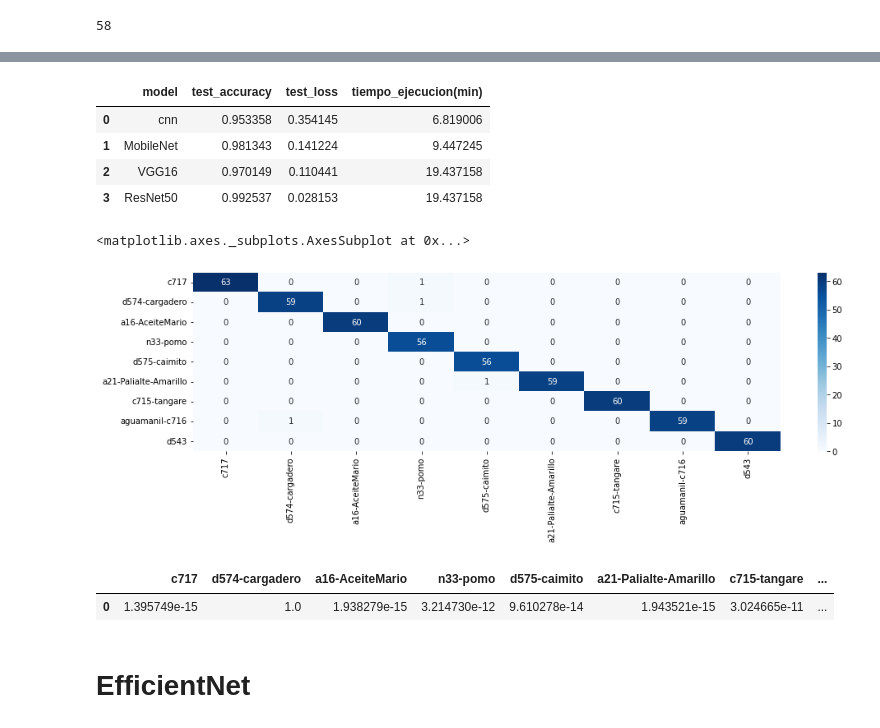
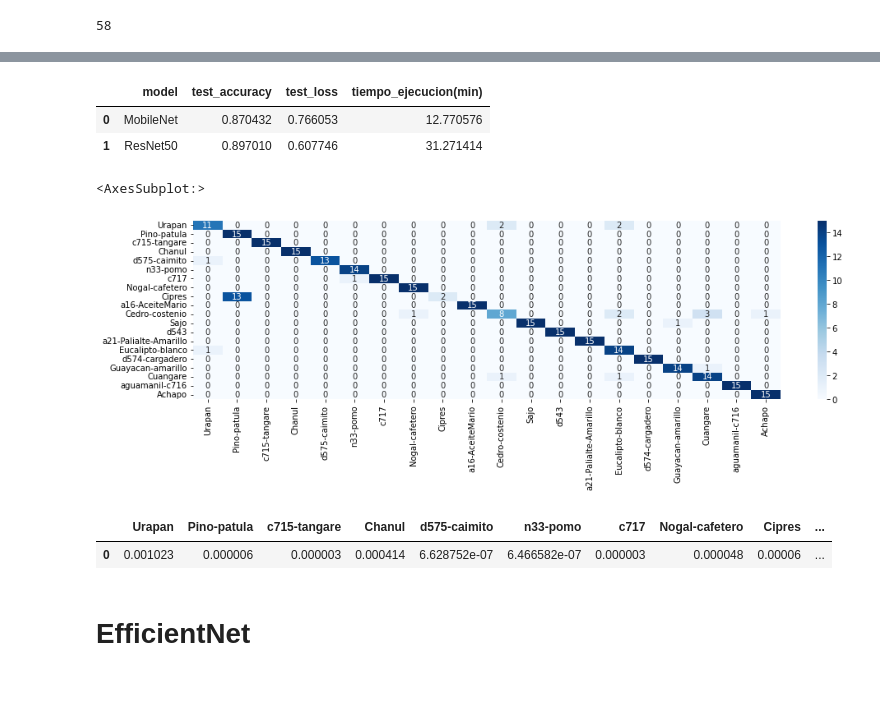
Before and after one commit to daquesada/deeplearning, a Jupyter notebook: transfer-learning-resnet50.ipynb, the cells around one changed output, grey strips where cells are left out. Cells and saved outputs as stored; diff of their text form; code cells hidden in the pictures; blank space fills up the shorter version.

Commit message:
actualización con tuner de keras

```diff
--- a/transfer-learning-resnet50.ipynb
+++ b/transfer-learning-resnet50.ipynb
@@ -737,3 +790,6 @@ def predict(model_keras):
+# %%
+from keras import regularizers
+opt_rn = tf.keras.optimizers.Adam(learning_rate=1e-4)
 # %%
 pretrained_model= tf.keras.applications.ResNet50V2(input_shape=x_train.shape[1:], weights='imagenet',include_top=False)
 pretrained_model.trainable = False
@@ -748,7 +801,8 @@ resnet_model = Sequential()
 resnet_model.add(pretrained_model)
 resnet_model.add(GlobalAveragePooling2D())
 # resnet_model.add(Flatten())
-resnet_model.add(Dense(512, activation='relu'))
+resnet_model.add(Dense(512, activation='relu',kernel_regularizer=regularizers.l1_l2(l1=0.001,l2=0.001)))
+resnet_model.add(Dropout(0.4))
 resnet_model.add(Dense(num_classes, activation='softmax'))
 resnet_model.summary()
 # %% [output]
@@ -773,7 +829,7 @@ _________________________________________________________________
 # %%
 lr=random.choice((1e-2, 1e-3, 1e-4, 1e-5))
 resnet_model.compile(loss='categorical_crossentropy',
-                     optimizer="adam",
+                     optimizer=opt_rn,
               # optimizer=tf.keras.optimizers.Adam(learning_rate=1e-5),
               # optimizer=tf.keras.optimizers.SGD(learning_rate=0.001),
               metrics=['accuracy'],)
@@ -796,7 +852,7 @@ Number of layers in the base model:  190
 # %%
 inicio = time.time()
 history2 = resnet_model.fit(x_train, y_train,
-                         batch_size=32,#45, 32
+                         batch_size=128,#45, 32
                          epochs=60,#10
                          validation_data=(x_val, y_val))
 fin = time.time()
@@ -848,37 +906,35 @@ Test accuracy: 0.9925373196601868
 # %%
 row=["ResNet50",accuracy,loss,(fin-inicio)/60]
-stats.loc[3]= row
+stats.loc[1]= row
 stats
 # %% [output]
 |  | model | test_accuracy | test_loss | tiempo_ejecucion(min) |
-| 0 | cnn | 0.953358 | 0.354145 | 6.819006 |
-| 1 | MobileNet | 0.981343 | 0.141224 | 9.447245 |
-| 2 | VGG16 | 0.970149 | 0.110441 | 19.437158 |
-| 3 | ResNet50 | 0.992537 | 0.028153 | 19.437158 |
+| 0 | MobileNet | 0.870432 | 0.766053 | 12.770576 |
+| 1 | ResNet50 | 0.897010 | 0.607746 | 31.271414 |
 # %%
 # img, x = get_image('3.jpg')
 # print(x_test)
 probabilities = resnet_model.predict(x_test)
-df = pd.DataFrame(probabilities,columns=categories)
+fig = plt.figure(figsize=(16,4))
 #df
 cm=confusion_matrix(y_test.argmax(axis=1),probabilities.argmax(axis=1))
 
 sns.heatmap(cm, annot=True,xticklabels=labels,yticklabels=labels,cmap='Blues')
 # %% [output]
-<matplotlib.axes._subplots.AxesSubplot at 0x...>
+<AxesSubplot:>
-[figure, old version]
+[figure, new version]
 # %%
 # df =  predict(resnet_model)
 # df.loc[1]
 # %%
-img, x = get_image('/content/SingleShot0115.jpg')
+img, x = get_image('muestras/test/Guayacan-amarillo/Tue Oct 01 19-42-13.jpg')
 x=x.astype('float32') / 255.
 probabilities_x = resnet_model.predict([x])
 df = pd.DataFrame(probabilities_x,columns=labels)
 df
 # %% [output]
-|  | c717 | d574-cargadero | a16-AceiteMario | n33-pomo | d575-caimito | a21-Palialte-Amarillo | c715-tangare | ... |
-| 0 | 1.395749e-15 | 1.0 | 1.938279e-15 | 3.214730e-12 | 9.610278e-14 | 1.943521e-15 | 3.024665e-11 | ... |
+|  | Urapan | Pino-patula | c715-tangare | Chanul | d575-caimito | n33-pomo | c717 | Nogal-cafetero | Cipres | ... |
+| 0 | 0.001023 | 0.000006 | 0.000003 | 0.000414 | 6.628752e-07 | 6.466582e-07 | 0.000003 | 0.000048 | 0.00006 | ... |
 # %%
 # resnet_model.save("model_resnet_06022022.h5")
 # model_new.save_weights('weights_resnet')
```
Also changed, not shown: parts of 37 cells of this notebook, 1 other file.
